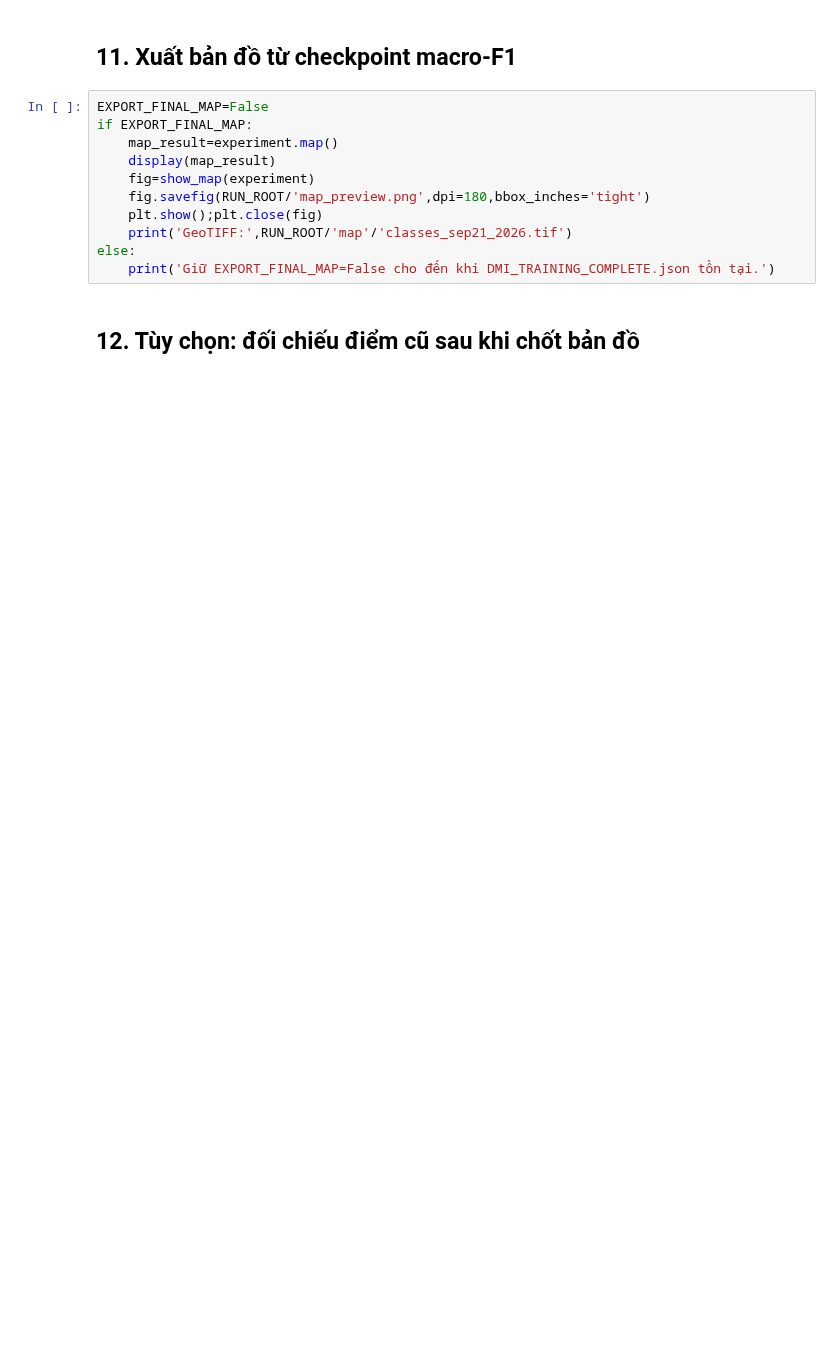
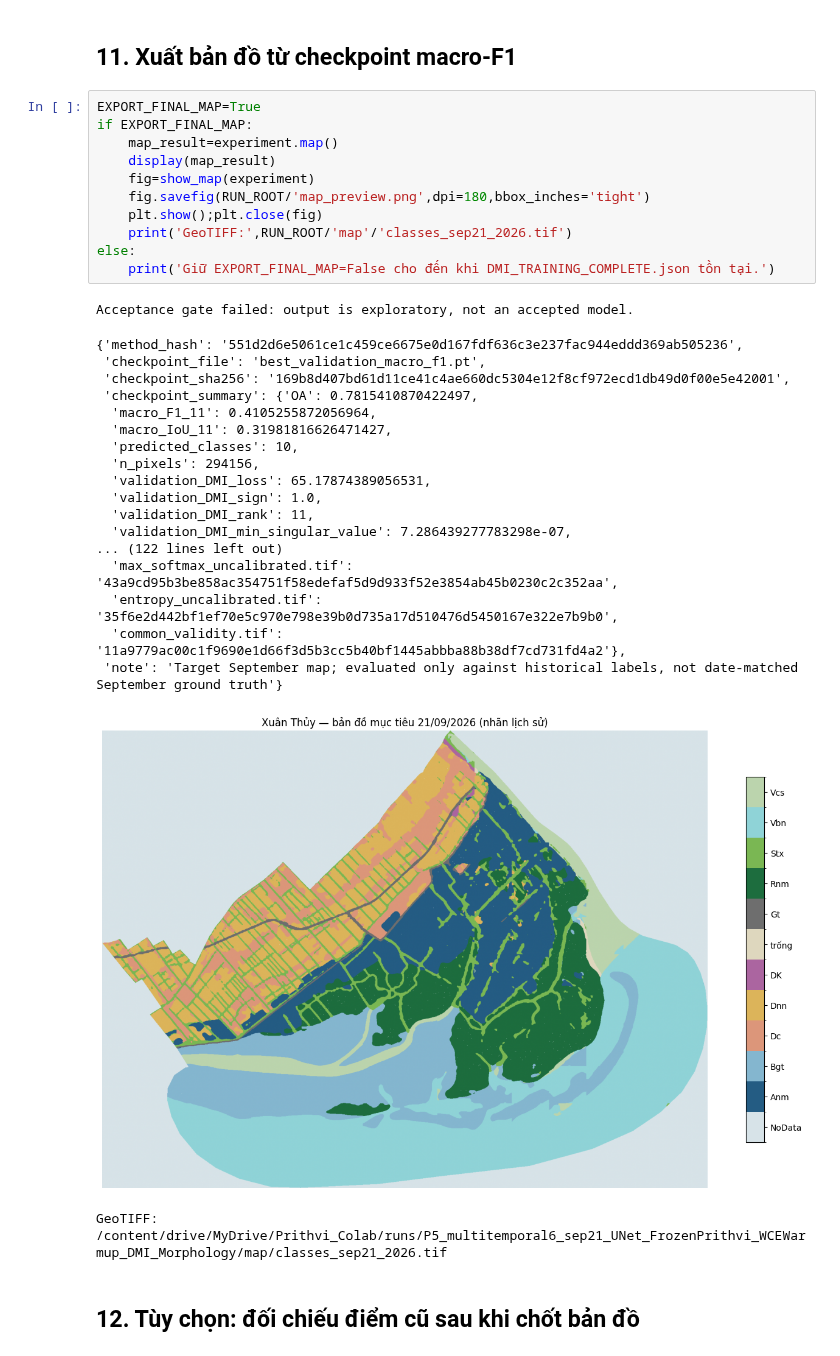
Before and after one commit to hongphuc-maker/xuan-thuy-prithvi-segmentation, a Jupyter notebook: notebooks/02_frozen_prithvi_wce_warmup_dmi_morphology.ipynb, the cells around one changed output. Cells and saved outputs as stored; diff of their text form; blank space fills up the shorter version.

```diff
--- a/notebooks/02_frozen_prithvi_wce_warmup_dmi_morphology.ipynb
+++ b/notebooks/02_frozen_prithvi_wce_warmup_dmi_morphology.ipynb
@@ -205,16 +519,37 @@ else:
 # %% [markdown]
 ## 11. Xuất bản đồ từ checkpoint macro-F1
 # %%
-EXPORT_FINAL_MAP=False
+EXPORT_FINAL_MAP=True
 if EXPORT_FINAL_MAP:
     map_result=experiment.map()
     display(map_result)
     fig=show_map(experiment)
     fig.savefig(RUN_ROOT/'map_preview.png',dpi=180,bbox_inches='tight')
     plt.show();plt.close(fig)
     print('GeoTIFF:',RUN_ROOT/'map'/'classes_sep21_2026.tif')
 else:
     print('Giữ EXPORT_FINAL_MAP=False cho đến khi DMI_TRAINING_COMPLETE.json tồn tại.')
+# %% [output]
+Acceptance gate failed: output is exploratory, not an accepted model.
+{'method_hash': '551d2d6e5061ce1c459ce6675e0d167fdf636c3e237fac944eddd369ab505236',
+ 'checkpoint_file': 'best_validation_macro_f1.pt',
+ 'checkpoint_sha256': '169b8d407bd61d11ce41c4ae660dc5304e12f8cf972ecd1db49d0f00e5e42001',
+ 'checkpoint_summary': {'OA': 0.7815410870422497,
+  'macro_F1_11': 0.4105255872056964,
+  'macro_IoU_11': 0.31981816626471427,
+  'predicted_classes': 10,
+  'n_pixels': 294156,
+  'validation_DMI_loss': 65.17874389056531,
+  'validation_DMI_sign': 1.0,
+  'validation_DMI_rank': 11,
+  'validation_DMI_min_singular_value': 7.286439277783298e-07,
+... (122 lines left out)
+  'max_softmax_uncalibrated.tif': '43a9cd95b3be858ac354751f58edefaf5d9d933f52e3854ab45b0230c2c352aa',
+  'entropy_uncalibrated.tif': '35f6e2d442bf1ef70e5c970e798e39b0d735a17d510476d5450167e322e7b9b0',
+  'common_validity.tif': '11a9779ac00c1f9690e1d66f3d5b3cc5b40bf1445abbba88b38df7cd731fd4a2'},
+ 'note': 'Target September map; evaluated only against historical labels, not date-matched September ground truth'}
+[figure, added]
+GeoTIFF: /content/drive/MyDrive/Prithvi_Colab/runs/P5_multitemporal6_sep21_UNet_FrozenPrithvi_WCEWarmup_DMI_Morphology/map/classes_sep21_2026.tif
 # %% [markdown]
 ## 12. Tùy chọn: đối chiếu điểm cũ sau khi chốt bản đồ
 # %%
```
Also changed, not shown: parts of 12 cells of this notebook.
